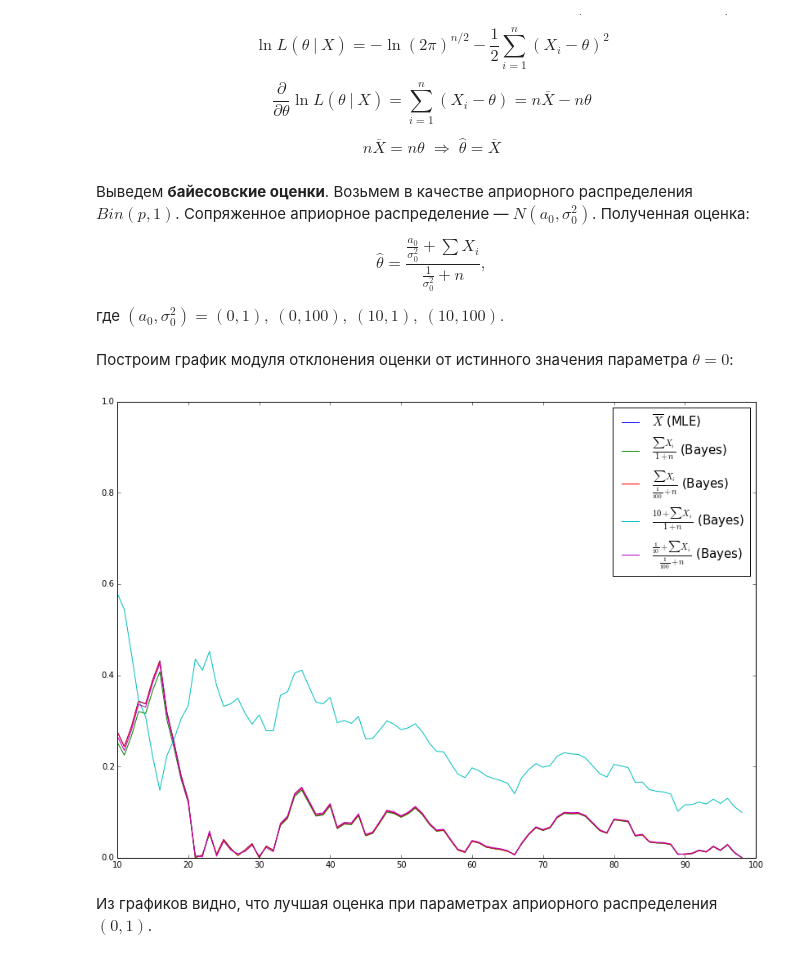
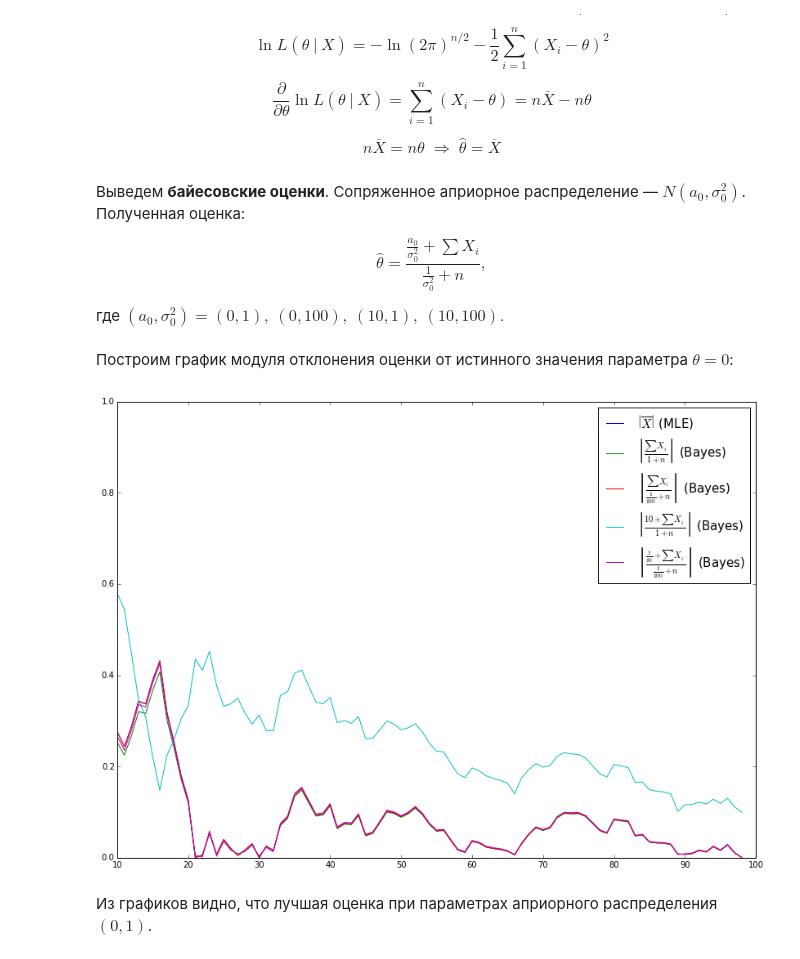
Before and after one commit to sopilnyak/mipt-mathematical-statistics, a Jupyter notebook: practice3/task7_1.ipynb, the cells around one changed output. Saved outputs shown, nothing was run; the diff lists cells and outputs as text; code cells hidden in the pictures.

```diff
--- a/practice3/task7_1.ipynb
+++ b/practice3/task7_1.ipynb
@@ -25,8 +25,7 @@ $$\frac{\partial}{\partial \theta} \ln L(\theta ~|~ X) = \sum\limits_{i=1}^n (X_
 
 $$n\overline{X} = n\theta \; \Rightarrow \; \widehat{\theta} = \overline{X}$$
 # %% [markdown]
-Выведем **байесовские оценки**. Возьмем в качестве априорного распределения $Bin(p, 1)$. Сопряженное априорное
-распределение — $N(a_0, \sigma_0^2)$. Полученная оценка:
+Выведем **байесовские оценки**. Сопряженное априорное распределение — $N(a_0, \sigma_0^2)$. Полученная оценка:
 
 $$\widehat{\theta} = \frac{\frac{a_0}{\sigma_0^2} + \sum{X_i}}{\frac{1}{\sigma_0^2} + n},$$
 
@@ -36,22 +35,29 @@ $$\widehat{\theta} = \frac{\frac{a_0}{\sigma_0^2} + \sum{X_i}}{\frac{1}{\sigma_0
 # %%
 mle = [np.average(x_dist[:n]) for n in range (1, N)]
 bayes1 = [np.sum(x_dist[:n]) / (1 + n) for n in range (1, N)]
 bayes2 = [np.sum(x_dist[:n]) / (1 / 100 + n) for n in range (1, N)]
 bayes3 = [(10 + np.sum(x_dist[:n])) / (1 + n) for n in range (1, N)]
 bayes4 = [(1 / 10 + np.sum(x_dist[:n])) / (1 / 100 + n) for n in range (1, N)]
 
 plt.figure(figsize=(14, 10))
-plt.plot(abs(np.zeros(N - 1) - mle), label='$\\overline{X}$ (MLE)')
-plt.plot(abs(np.zeros(N - 1) - bayes1), label='$\\frac{\\sum{X_i}}{1 + n}$ (Bayes)')
-plt.plot(abs(np.zeros(N - 1) - bayes2), label='$\\frac{\\sum{X_i}}{\\frac{1}{100} + n}$ (Bayes)')
-plt.plot(abs(np.zeros(N - 1) - bayes3), label='$\\frac{10 + \\sum{X_i}}{1 + n}$ (Bayes)')
-plt.plot(abs(np.zeros(N - 1) - bayes4), label='$\\frac{\\frac{1}{10} + \\sum{X_i}}{\\frac{1}{100} + n}$ (Bayes)')
+plt.plot(abs(np.zeros(N - 1) - mle),
+         label='$\\left| \\overline{X} \\right|$ (MLE)')
+plt.plot(abs(np.zeros(N - 1) - bayes1),
+         label='$\\left| \\frac{\\sum{X_i}}{1 + n} \\right|$ (Bayes)')
+plt.plot(abs(np.zeros(N - 1) - bayes2),
+         label='$\\left| \\frac{\\sum{X_i}}{\\frac{1}{100} + n}'
+             + '\\right|$ (Bayes)')
+plt.plot(abs(np.zeros(N - 1) - bayes3),
+         label='$\\left| \\frac{10 + \\sum{X_i}}{1 + n} \\right|$ (Bayes)')
+plt.plot(abs(np.zeros(N - 1) - bayes4),
+         label='$\\left| \\frac{\\frac{1}{10}'
+             + '\\sum{X_i}}{\\frac{1}{100} + n} \\right|$ (Bayes)')
 plt.xlim(xmin=10)
 plt.ylim(ymax=1)
 plt.legend(fontsize=15)
 plt.show()
 # %% [output]
-[figure, old version]
+[figure, new version]
 # %% [markdown]
 Из графиков видно, что лучшая оценка при параметрах априорного распределения $(0, 1)$.
 # %% [markdown]
```
Also changed, not shown: parts of 2 cells of this notebook, 3 other files.
